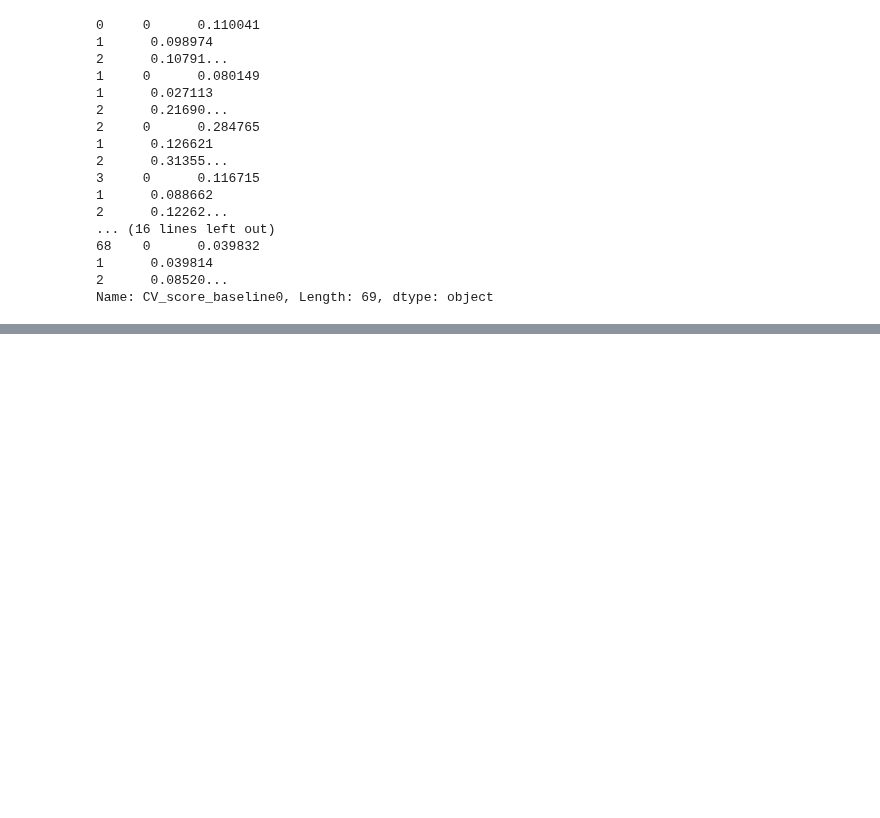
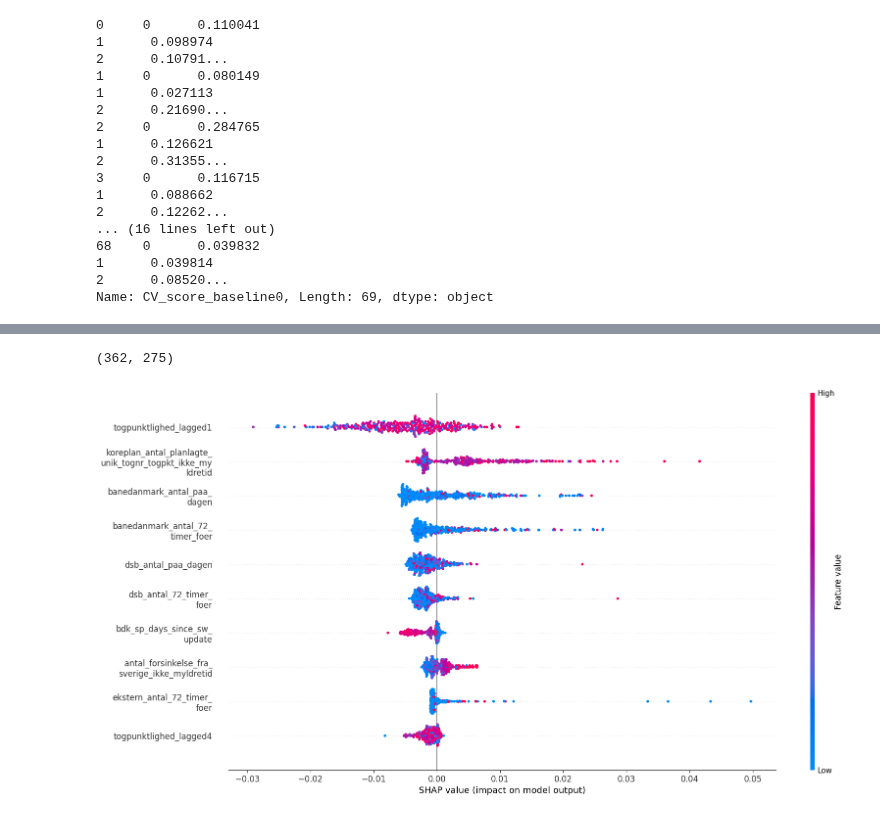
Before and after one commit to clarachristiansen/Bachelor_project, a Jupyter notebook: Visualize_CV_new_format.ipynb, the cells around one changed output, grey strips where cells are left out. Saved outputs shown, nothing was run; the diff lists cells and outputs as text; code cells hidden in the pictures; blank space fills up the shorter version.

```diff
--- a/Visualize_CV_new_format.ipynb
+++ b/Visualize_CV_new_format.ipynb
@@ -457,0 +555,5 @@ test = FeatureImportance('Test', 'Catboost', 20)
+# %%
+FI_Cleaned_lagged_ARIMA_XGBoost = FeatureImportance('Cleaned_lagged', 'ARIMA_XGBoost', 20)
+FI_Cleaned_lagged_ARIMA_XGBoost.mean_matrix_all.shape
+# %% [output]
+(362, 275)
@@ -457,0 +562,4 @@ test = FeatureImportance('Test', 'Catboost', 20)
+# %%
+FI_Cleaned_lagged_ARIMA_XGBoost.plot_shap_summary()
+# %% [output]
+[figure, added]
```
Also changed, not shown: parts of 13 cells of this notebook.
